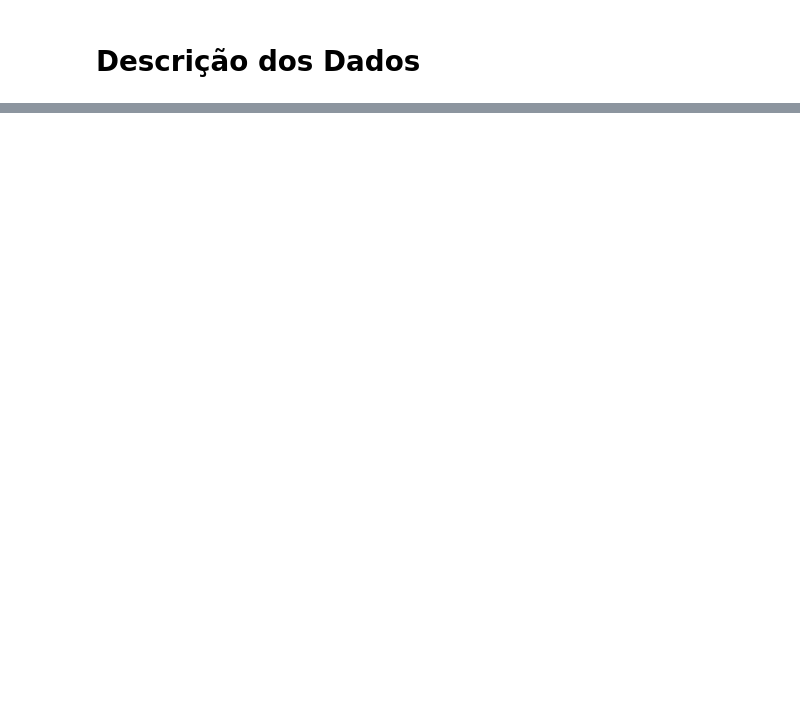
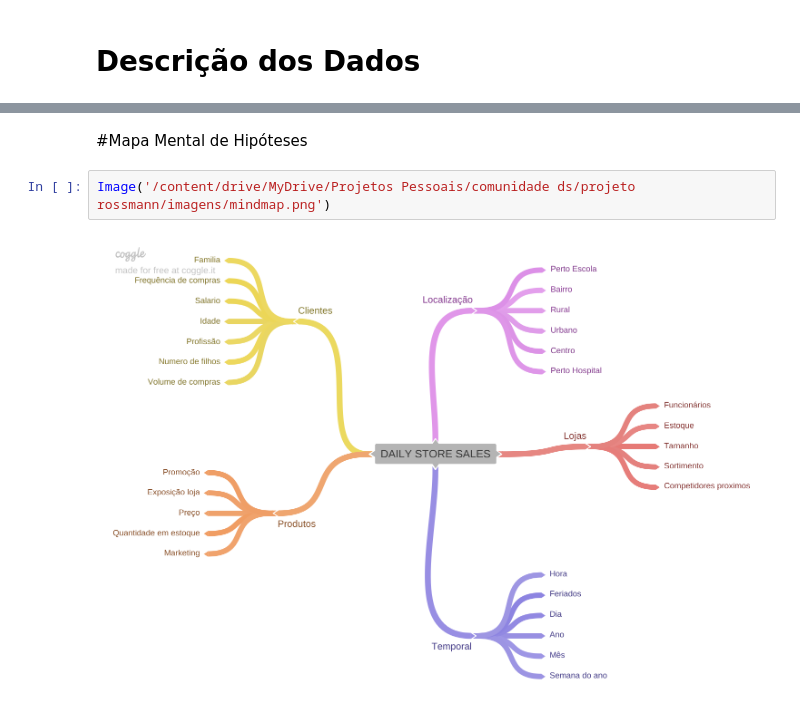
Before and after one commit to tuanymariiah/projeto_rossmam, a Jupyter notebook: Projeto_Rossmam.ipynb, the cells around one changed output, grey strips where cells are left out. Drawn from its saved outputs; the diff is of its cells as text; blank space fills up the shorter version.

```diff
--- a/Projeto_Rossmam.ipynb
+++ b/Projeto_Rossmam.ipynb
@@ -14,0 +173,6 @@ data = read_csv(base, low_memory=False)
+# %% [markdown]
+#Mapa Mental de Hipóteses
+# %%
+Image('/content/drive/MyDrive/Projetos Pessoais/comunidade ds/projeto rossmann/imagens/mindmap.png')
+# %% [output]
+[figure, added]
```
Also changed, not shown: parts of 25 cells of this notebook.
